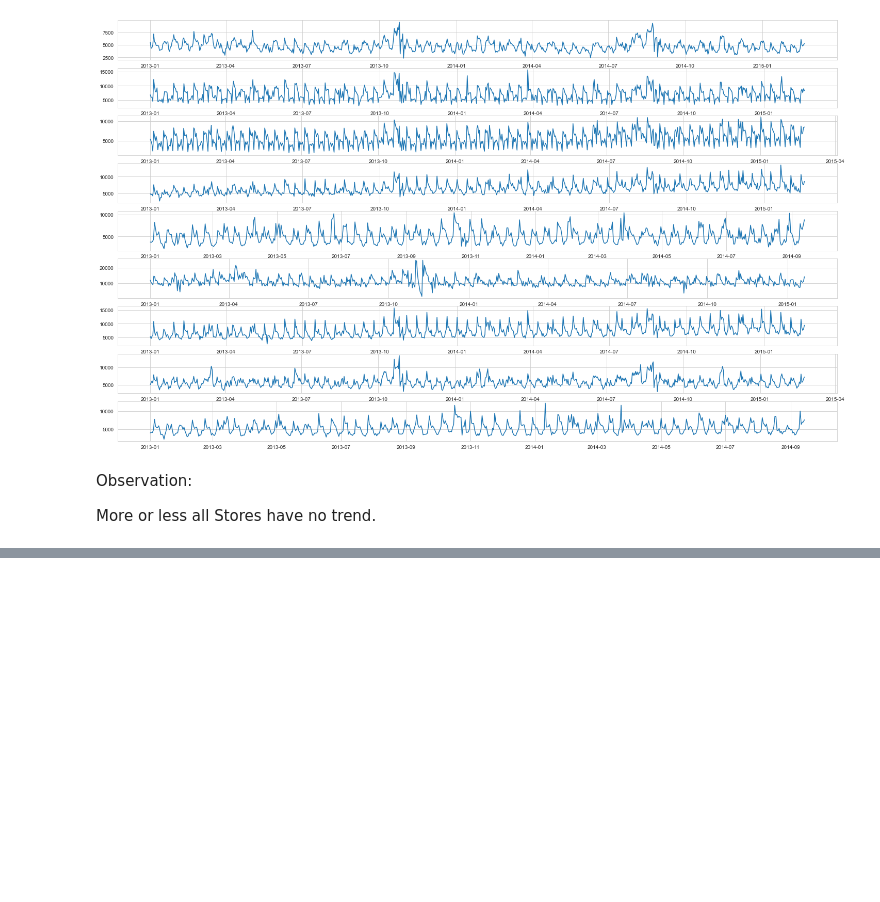
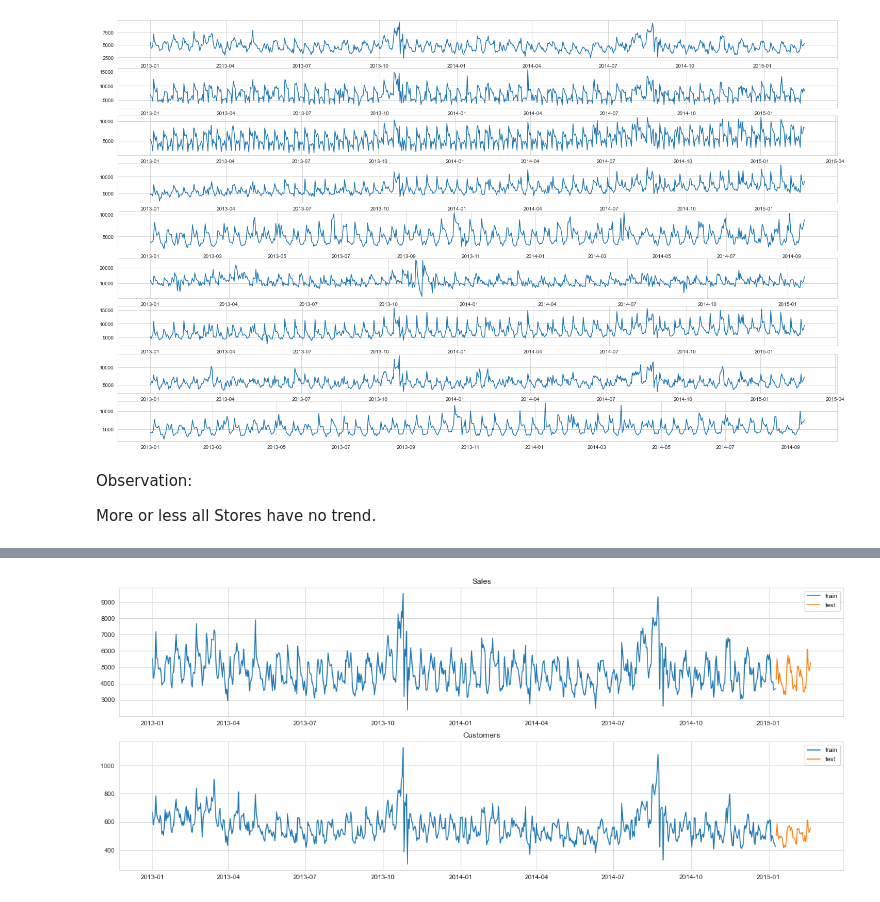
Before and after one commit to sharmijagan/SalesForecasting, a Jupyter notebook: Salesforecast.ipynb, the cells around one changed output, grey strips where cells are left out. Drawn from its saved outputs; the diff is of its cells as text; code cells hidden in the pictures; blank space fills up the shorter version.

```diff
--- a/Salesforecast.ipynb
+++ b/Salesforecast.ipynb
@@ -409,0 +463,16 @@ More or less all Stores have no trend.
+# %%
+plt.figure(figsize = (20,8))
+plt.subplot(211)
+plt.plot(train['Sales'],label = 'train')
+plt.plot(test['Sales'], label = 'test')
+plt.title('Sales')
+plt.legend(loc = 'best')
+
+plt.subplot(212)
+plt.plot(train['Customers'],label = 'train')
+plt.plot(test['Customers'],label = 'test')
+plt.title('Customers')
+plt.legend(loc = 'best')
+plt.show()
+# %% [output]
+[figure, added]
```
Also changed, not shown: parts of 29 cells of this notebook.
